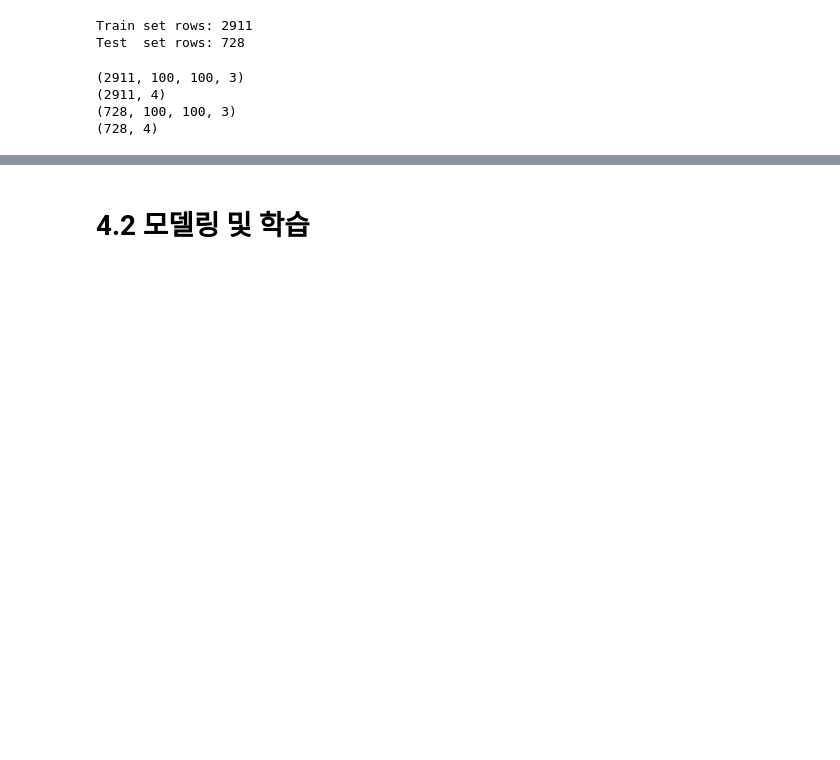
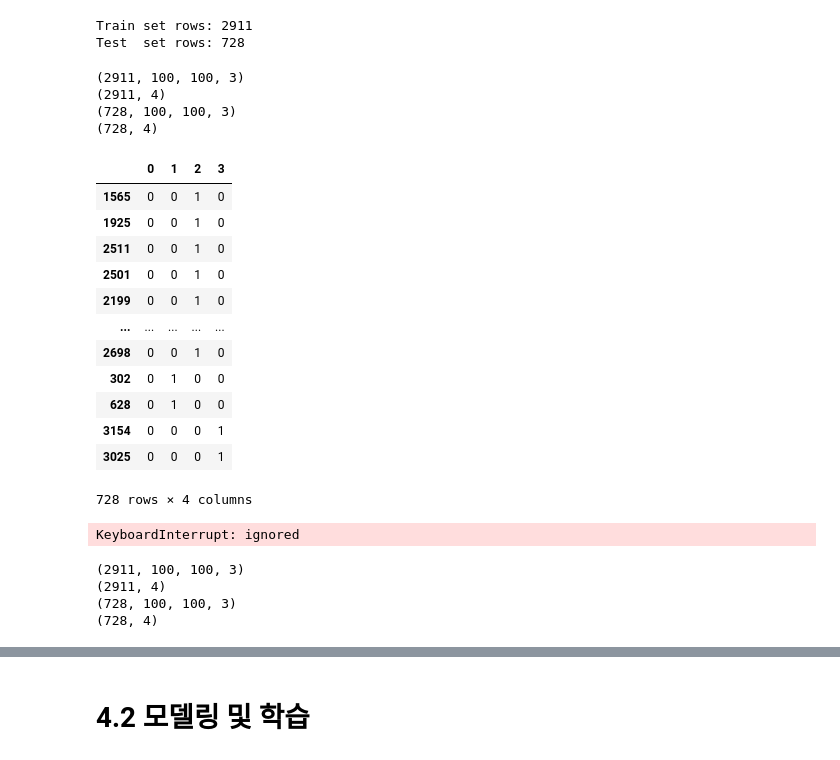
Before and after one commit to JJay1010/K-software_-, a Jupyter notebook: SuminLee/Project4/Project4.ipynb, the cells around one changed output, grey strips where cells are left out. Cells and saved outputs as stored; diff of their text form; code cells hidden in the pictures; blank space fills up the shorter version.

```diff
--- a/SuminLee/Project4/Project4.ipynb
+++ b/SuminLee/Project4/Project4.ipynb
@@ -172,3 +189,5 @@ df_1
+# %%
+df_1 = pd.read_csv('/content/drive/MyDrive/Project4/Dataset/df_1.csv')
 # %% [markdown]
 ## 3.1.1 시각화
 # %%
@@ -535,9 +554,9 @@ Test  set rows: 728
 path_images = "/content/drive/MyDrive/Project4/Dataset/원천_미세각질/"
 # %%
 def read_image(file_name):
-  image = skimage.io.imread(path_images + file_name)
+  image = skimage.io.imread(path_images + file_name) / 255
   image = skimage.transform.resize(image, (100, 100), mode='reflect')
-  print(file_name)
+  #print(file_name)
   return image[:,:,:3]
 # %%
 def categories_encoder(dataset, var):
@@ -558,3 +587,19 @@ print(y_test.shape)
 (2911, 4)
 (728, 100, 100, 3)
 (728, 4)
+# %%
+y_test
+# %% [output]
+|  | 0 | 1 | 2 | 3 |
+| 1565 | 0 | 0 | 1 | 0 |
+| 1925 | 0 | 0 | 1 | 0 |
+| 2511 | 0 | 0 | 1 | 0 |
+| 2501 | 0 | 0 | 1 | 0 |
+| 2199 | 0 | 0 | 1 | 0 |
+| ... | ... | ... | ... | ... |
+| 2698 | 0 | 0 | 1 | 0 |
+| 302 | 0 | 1 | 0 | 0 |
+| 628 | 0 | 1 | 0 | 0 |
+| 3154 | 0 | 0 | 0 | 1 |
+| 3025 | 0 | 0 | 0 | 1 |
+728 rows × 4 columns
@@ -560,0 +628,14 @@ print(y_test.shape)
+# %%
+X_test, y_test = categories_encoder(test_df, 'value_1')
+# %% [output]
+KeyboardInterrupt: ignored
+# %%
+print(X_train.shape)
+print(y_train.shape)
+print(X_test.shape)
+print(y_test.shape)
+# %% [output]
+(2911, 100, 100, 3)
+(2911, 4)
+(728, 100, 100, 3)
+(728, 4)
```
Also changed, not shown: parts of 29 cells of this notebook.
